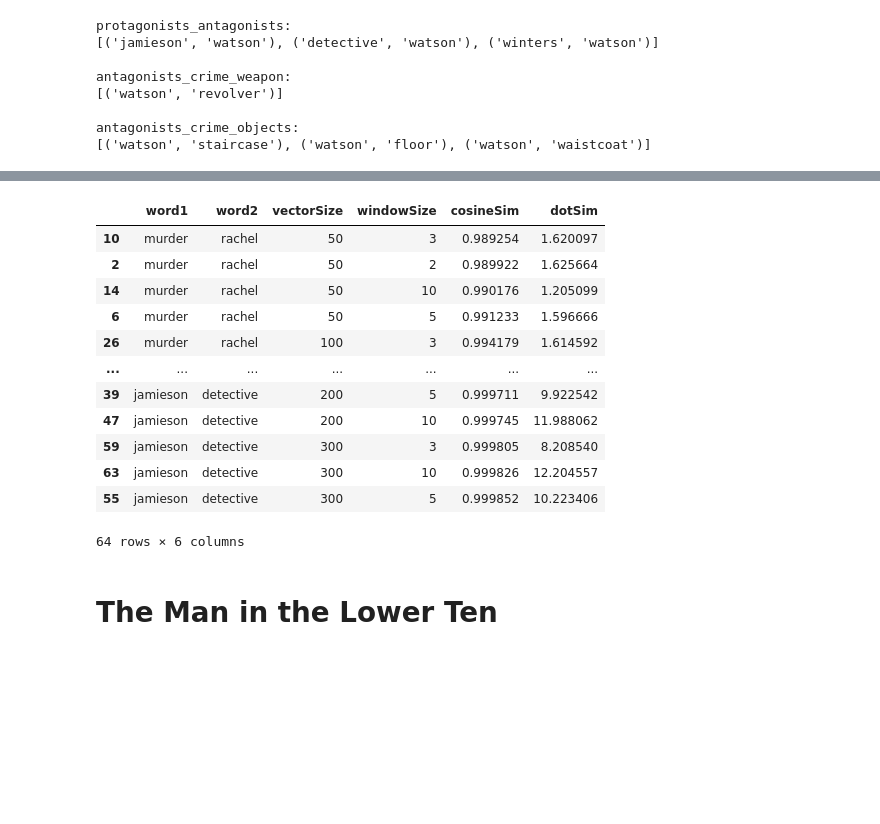
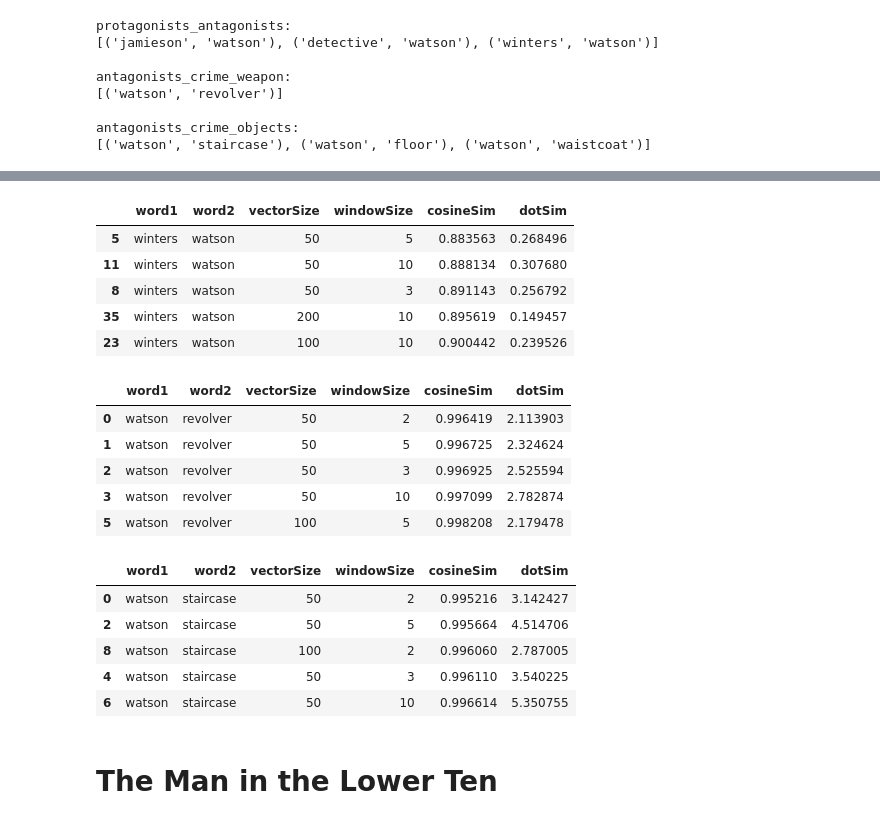
Before and after one commit to NLPaladins/rinehartAnalysis_wordVectors, a Jupyter notebook: main.ipynb, the cells around one changed output, grey strips where cells are left out. Drawn from its saved outputs; the diff is of its cells as text; code cells hidden in the pictures; blank space fills up the shorter version.

Commit message:
Generated protagonists_antagonists_distances, antagonists_crime_weapon_distances, antagonists_crime_objects_distances #3

```diff
--- a/main.ipynb
+++ b/main.ipynb
@@ -243,29 +256,32 @@ KeyError: "Key 'waistcoat' not present"
 # %%
-display(protagonists_antagonists_distances.sort_values(['cosineSim', 'dotSim']))
-display(antagonists_crime_weapon_distances.sort_values(['cosineSim', 'dotSim']))
-display(antagonists_crime_objects_distances.sort_values(['cosineSim', 'dotSim']))
+display(G.sort_values(['cosineSim', 'dotSim']).head())
+display(antagonists_crime_weapon_distances.sort_values(['cosineSim', 'dotSim']).head())
+display(antagonists_crime_objects_distances.sort_values(['cosineSim', 'dotSim']).head())
+# %% [output]
+|  | word1 | word2 | vectorSize | windowSize | cosineSim | dotSim |
+| 5 | winters | watson | 50 | 5 | 0.883563 | 0.268496 |
+| 11 | winters | watson | 50 | 10 | 0.888134 | 0.307680 |
+| 8 | winters | watson | 50 | 3 | 0.891143 | 0.256792 |
+| 35 | winters | watson | 200 | 10 | 0.895619 | 0.149457 |
+| 23 | winters | watson | 100 | 10 | 0.900442 | 0.239526 |
+|  | word1 | word2 | vectorSize | windowSize | cosineSim | dotSim |
+| 0 | watson | revolver | 50 | 2 | 0.996419 | 2.113903 |
+| 1 | watson | revolver | 50 | 5 | 0.996725 | 2.324624 |
+| 2 | watson | revolver | 50 | 3 | 0.996925 | 2.525594 |
+| 3 | watson | revolver | 50 | 10 | 0.997099 | 2.782874 |
+| 5 | watson | revolver | 100 | 5 | 0.998208 | 2.179478 |
+|  | word1 | word2 | vectorSize | windowSize | cosineSim | dotSim |
+| 0 | watson | staircase | 50 | 2 | 0.995216 | 3.142427 |
+| 2 | watson | staircase | 50 | 5 | 0.995664 | 4.514706 |
+| 8 | watson | staircase | 100 | 2 | 0.996060 | 2.787005 |
+| 4 | watson | staircase | 50 | 3 | 0.996110 | 3.540225 |
+| 6 | watson | staircase | 50 | 10 | 0.996614 | 5.350755 |
 # %%
 df = books_lib.word_embeddings.calculate_differing_distances(sentences, [
                                                             ['revolver', 'watson'],
                                                             ['murder', 'watson'],
                                                             ['murder', 'rachel'],
                                                             ['jamieson', 'detective']])
-# %%
-df.sort_values(['cosineSim', 'dotSim'])
-# %% [output]
-|  | word1 | word2 | vectorSize | windowSize | cosineSim | dotSim |
-| 10 | murder | rachel | 50 | 3 | 0.989254 | 1.620097 |
-| 2 | murder | rachel | 50 | 2 | 0.989922 | 1.625664 |
-| 14 | murder | rachel | 50 | 10 | 0.990176 | 1.205099 |
-| 6 | murder | rachel | 50 | 5 | 0.991233 | 1.596666 |
-| 26 | murder | rachel | 100 | 3 | 0.994179 | 1.614592 |
-| ... | ... | ... | ... | ... | ... | ... |
-| 39 | jamieson | detective | 200 | 5 | 0.999711 | 9.922542 |
-| 47 | jamieson | detective | 200 | 10 | 0.999745 | 11.988062 |
-| 59 | jamieson | detective | 300 | 3 | 0.999805 | 8.208540 |
-| 63 | jamieson | detective | 300 | 10 | 0.999826 | 12.204557 |
-| 55 | jamieson | detective | 300 | 5 | 0.999852 | 10.223406 |
-64 rows × 6 columns
 # %% [markdown]
 # The Man in the Lower Ten
 # %%
```
Also changed, not shown: parts of 5 cells of this notebook, 1 other file.
